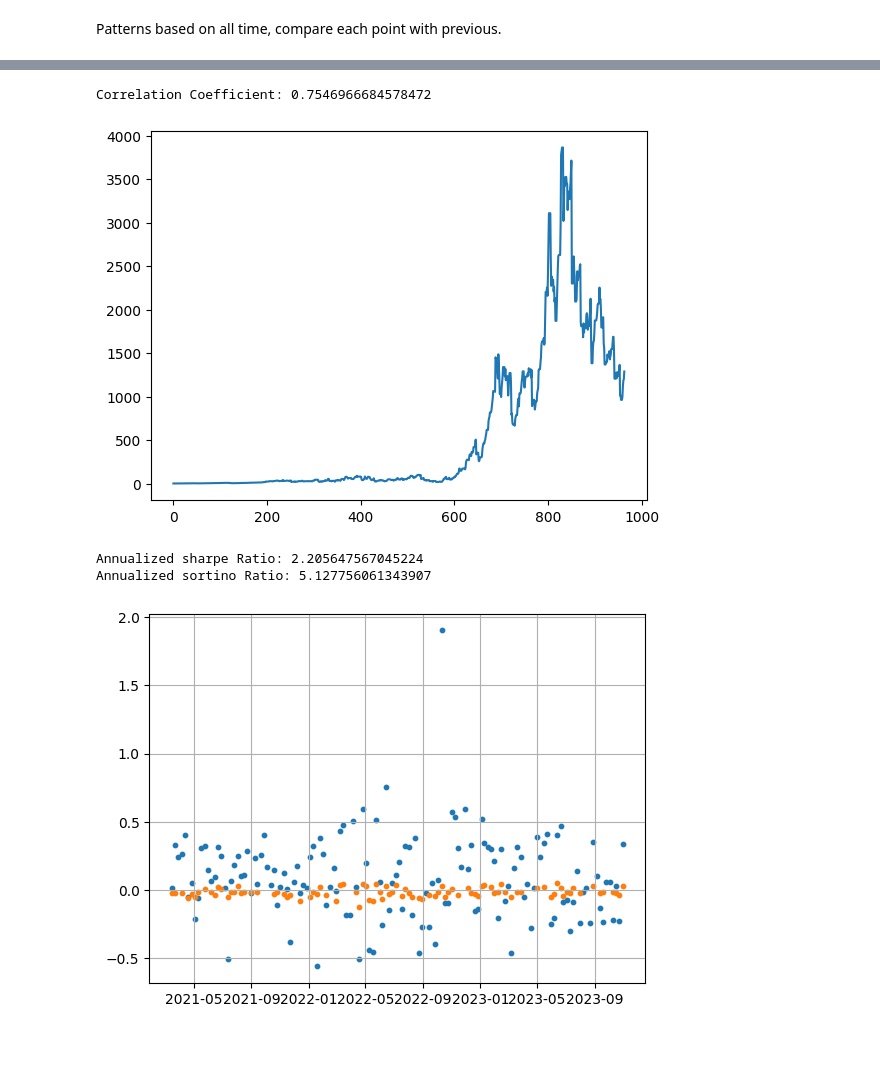
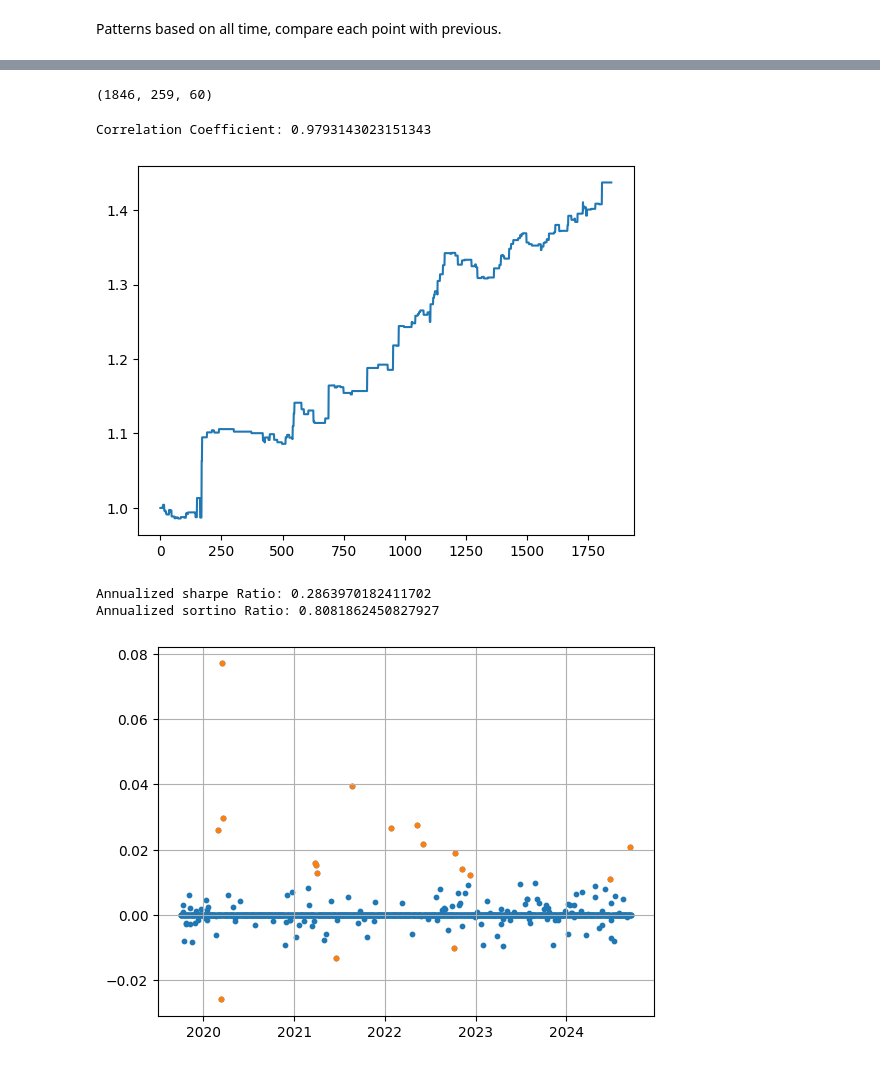
Before and after one commit to OGibbard/Quant, a Jupyter notebook: algoV4.ipynb, the cells around one changed output, grey strips where cells are left out. Saved outputs shown, nothing was run; the diff lists cells and outputs as text; code cells hidden in the pictures.

```diff
--- a/algoV4.ipynb
+++ b/algoV4.ipynb
@@ -372,18 +296,60 @@ testAlgo(np.array([0.005] + list(sorted_total_results2[0,3:].rows()[0])), data_a
+# %%
+#Day, week, month arrays
+day_data_array = []
+week_data_array = []
+month_data_array = []
+current = datetime.datetime(2019, 10, 1)
+end = datetime.datetime(2024, 10, 19)
+
+while current.timestamp()<=end.timestamp():
+    day_data_array.append(filtered_df.filter(pl.col("date") == str(current.date()))['open','close','time'].to_numpy())
+    current += relativedelta(days=1)
+
+current_week = 40
+current_year = 2019
+end_week = 38
+end_year = 2024
+
+while current_week<=end_week or current_year<end_year:
+    week_data_array.append(filtered_df.filter((pl.col("year") == current_year) & (pl.col("week") == current_week))['open','close','time'].to_numpy())
+    current_week+=1
+    if current_week>52:
+        current_week=1
+        current_year+=1
+
+current_month = 10
+current_year = 2019
+end_month = 9
+end_year = 2024
+while current_month<=end_month or current_year<end_year:
+    month_data_array.append(filtered_df.filter((pl.col("year") == current_year) & (pl.col("month") == current_month))['open','close','time'].to_numpy())
+    current_month+=1
+    if current_month>12:
+        current_month=1
+        current_year+=1
+
+len(day_data_array), len(week_data_array), len(month_data_array)
+# %% [output]
+(1846, 259, 60)
 # %%
 #Graph of PnL over time and print correlation
 return_over_time=[1]
-for k in range(1, len(day_dfs)):
-    return_over_time.append(return_over_time[-1]*testAlgo(np.array([0.005] + list(sorted_total_results2[0,3:].rows()[0])), day_data_array[k])[1])
+current = datetime.datetime(2019, 10, 1)
+end = datetime.datetime(2024, 10, 19)
+
+for k in range(len(day_data_array)):
+    return_over_time.append(return_over_time[-1]*testAlgo(np.array([0.005] + list(used_results[0,3:].rows()[0])), day_data_array[k])[1])
+
 plt.plot(return_over_time)
 #plt.yscale("log")
 
 y = np.array(return_over_time)
 x = np.array(range(len(return_over_time)))
 correlation_coefficient = np.corrcoef(x, y)[0,1]
 print("Correlation Coefficient:", correlation_coefficient)
 # %% [output]
-Correlation Coefficient: 0.7546966684578472
+Correlation Coefficient: 0.9793143023151343
-[figure, old version]
+[figure, new version]
 # %%
 #Functions for graph of PnL for each period with anomolies
 
@@ -479,16 +446,16 @@ def plotAnomalies(increment, resultThreshold=-math.inf, print_true = False, star
             print(over_threshold[k][0].date(), over_threshold[k][1])
 # %%
 #Start date is 2021-03-15, end date is 2023-11-03
-start_date = datetime.datetime(2022, 1, 1)
-end_date = datetime.datetime(2023, 11, 3)
-increment = "week"
+start_date = datetime.datetime(2019, 10, 1)
+end_date = datetime.datetime(2024, 9, 19)
+increment = "day"
 anomaly = 0.01
 plot(increment)
 plotAnomalies(increment, anomaly, print_true=False)
 # %% [output]
-Annualized sharpe Ratio: 2.205647567045224
-Annualized sortino Ratio: 5.127756061343907
+Annualized sharpe Ratio: 0.2863970182411702
+Annualized sortino Ratio: 0.8081862450827927
-[figure, old version]
+[figure, new version]
 # %%
 #MultiAlgo
 #Numba for speed
```
Also changed, not shown: parts of 20 cells of this notebook, 3 other files.
